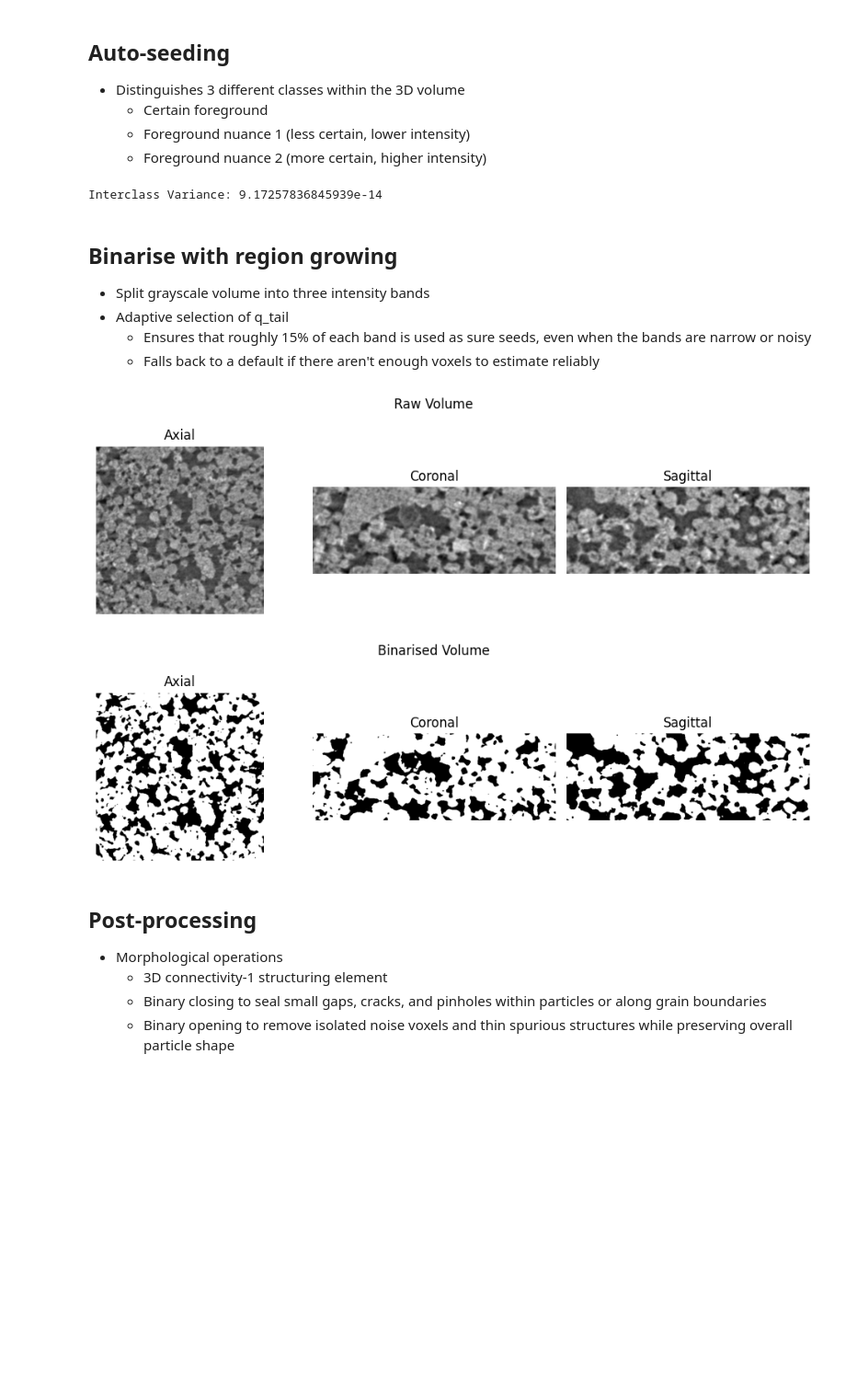
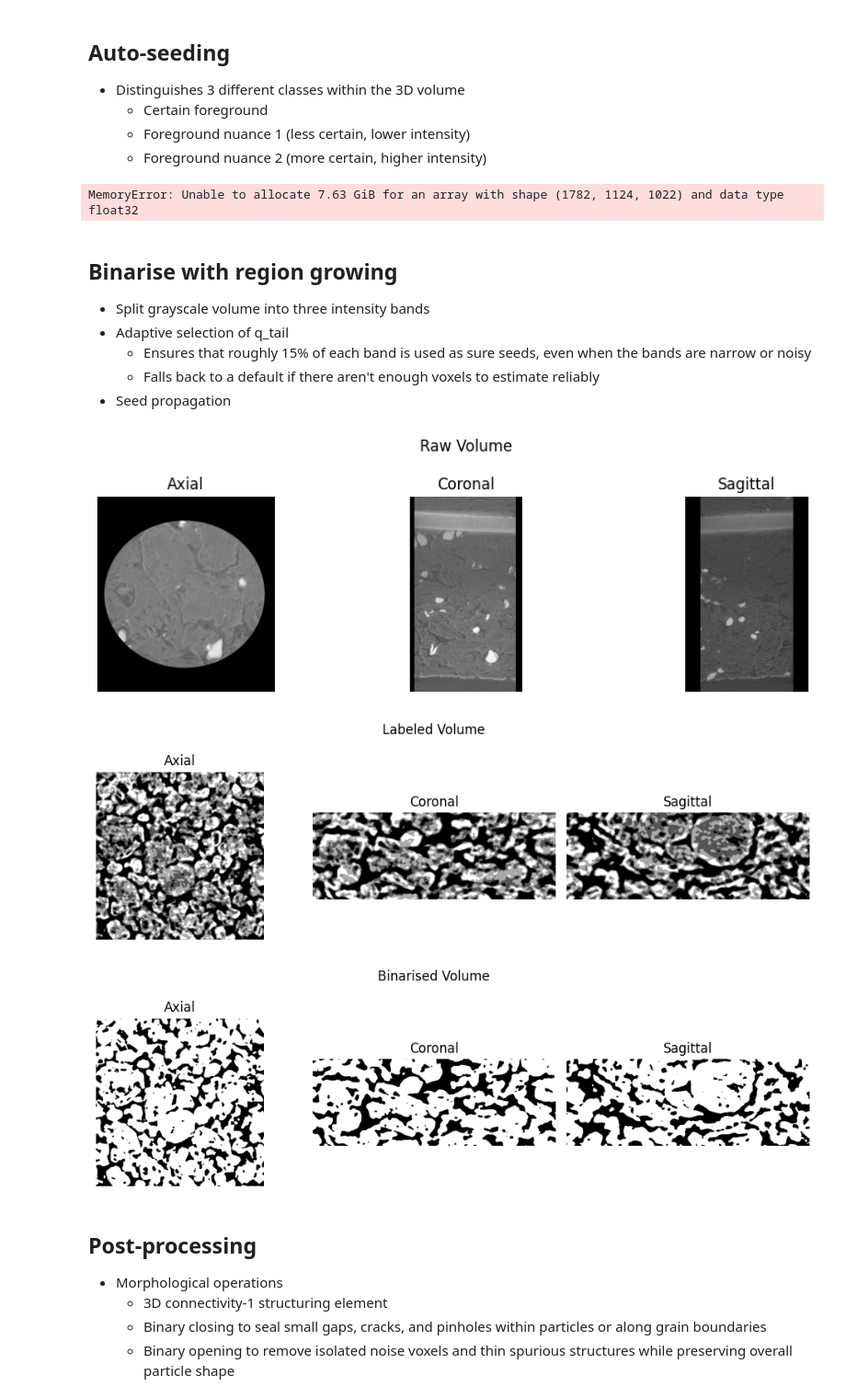
Before and after one commit to aryziz/CTSeg3D-IKT213, a Jupyter notebook: notebooks/guide.ipynb, the cells around one changed output. Shown at 92% size. Cells and saved outputs as stored; diff of their text form; code cells hidden in the pictures; blank space fills up the shorter version.

```diff
--- a/notebooks/guide.ipynb
+++ b/notebooks/guide.ipynb
@@ -265,15 +252,15 @@ def multi_otsu_3d(
     return thresholds, labeled_volume, interclass_variance
 
 thresholds, labeled_volume, icv = multi_otsu_3d(
-    preprocessed_stack,
-    classes=3,
+    raw_data,
+    classes=2,
     min_bg_size=5000,
     max_bg_size=200000,
 )
 
 print("Interclass Variance:", icv)
 # %% [output]
-Interclass Variance: 9.17257836845939e-14
+MemoryError: Unable to allocate 7.63 GiB for an array with shape (1782, 1124, 1022) and data type float32
 # %% [markdown]
 ## Binarise with region growing
 
@@ -281,6 +268,7 @@ Interclass Variance: 9.17257836845939e-14
 * Adaptive selection of q_tail
   * Ensures that roughly 15% of each band is used as sure seeds, even when the bands are narrow or noisy
   * Falls back to a default if there aren't enough voxels to estimate reliably
+* Seed propagation
 # %%
 def _estimate_q_tail(
     dark_band: np.ndarray, bright_band: np.ndarray, target_seed_fraction: float = 0.15
@@ -408,35 +396,37 @@ def binarise(
     if debug:
         labeled, ncomp = ndi.label(
             bin_mask, structure=ndi.generate_binary_structure(3, 1)
         )
         counts = np.bincount(labeled.ravel())
         largest = int(counts[1:].max()) if counts.size > 1 else 0
         fg_frac = float(bin_mask.mean())
         largest_frac = largest / bin_mask.size
         mid_claim_fg = (bin_mask.astype(bool) & mid).sum() / max(1, mid.sum())
 
         print(
             {
                 "fg_frac": fg_frac,
                 "n_components": int(ncomp),
                 "largest_frac": largest_frac,
                 "mid_claim_fg": float(mid_claim_fg),
             }
         )
 
     return bin_mask
 
 binarised_volume = binarise(
     labeled_volume,
     t1=thresholds[0],
     t2=thresholds[1],
 )
 
 show_slices(raw_data, title="Raw Volume")
+show_slices(labeled_volume, title="Labeled Volume")
 show_slices(binarised_volume, title="Binarised Volume")
 # %% [output]
-[figure, old version]
+[figure, new version]
-[figure, old version]
+[figure, new version]
+[figure, added]
 # %% [markdown]
 ## Post-processing
 * Morphological operations
```
Also changed, not shown: parts of 4 cells of this notebook, 4 other files.
